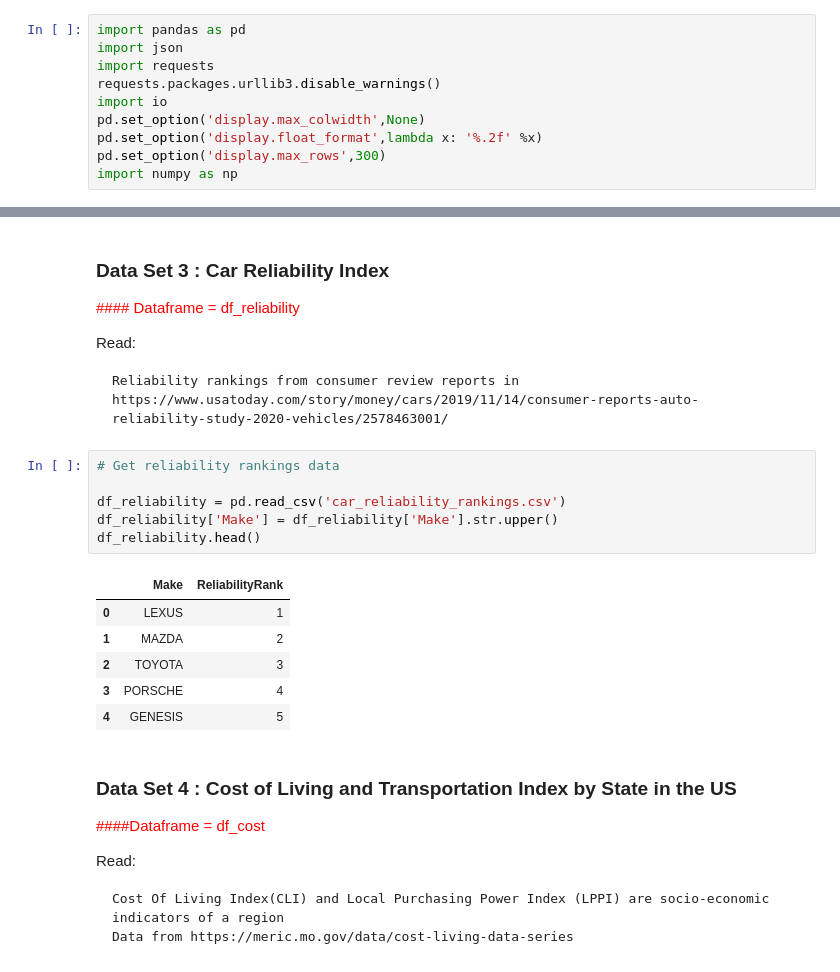
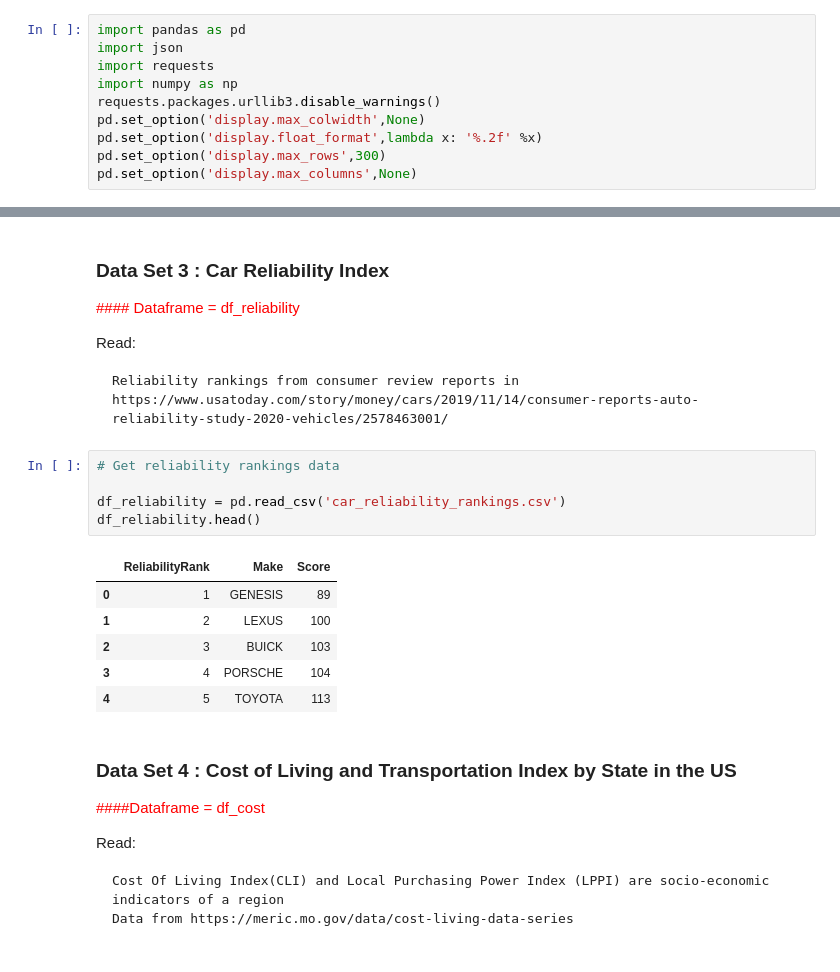
Before and after one commit to jchowdhury82/Used_Car_Price_Predictor, a Jupyter notebook: UsedCarDataPreparation.ipynb, the cells around one changed output, grey strips where cells are left out. Drawn from its saved outputs; the diff is of its cells as text.

```diff
--- a/UsedCarDataPreparation.ipynb
+++ b/UsedCarDataPreparation.ipynb
@@ -21,12 +21,12 @@
 import pandas as pd
 import json
 import requests
+import numpy as np
 requests.packages.urllib3.disable_warnings()
-import io
 pd.set_option('display.max_colwidth',None)
 pd.set_option('display.float_format',lambda x: '%.2f' %x)
 pd.set_option('display.max_rows',300)
-import numpy as np
+pd.set_option('display.max_columns',None)
 # %% [markdown]
 # Extraction of raw data
 # %% [markdown]
@@ -103,16 +106,15 @@ Read:
 # %%
 # Get reliability rankings data
 
 df_reliability = pd.read_csv('car_reliability_rankings.csv')
-df_reliability['Make'] = df_reliability['Make'].str.upper()
 df_reliability.head()
 # %% [output]
-|  | Make | ReliabilityRank |
-| 0 | LEXUS | 1 |
-| 1 | MAZDA | 2 |
-| 2 | TOYOTA | 3 |
-| 3 | PORSCHE | 4 |
-| 4 | GENESIS | 5 |
+|  | ReliabilityRank | Make | Score |
+| 0 | 1 | GENESIS | 89 |
+| 1 | 2 | LEXUS | 100 |
+| 2 | 3 | BUICK | 103 |
+| 3 | 4 | PORSCHE | 104 |
+| 4 | 5 | TOYOTA | 113 |
 # %% [markdown]
 ### Data Set 4 :  Cost of Living and Transportation Index by State in the US
 
```
Also changed, not shown: parts of 21 cells of this notebook.
